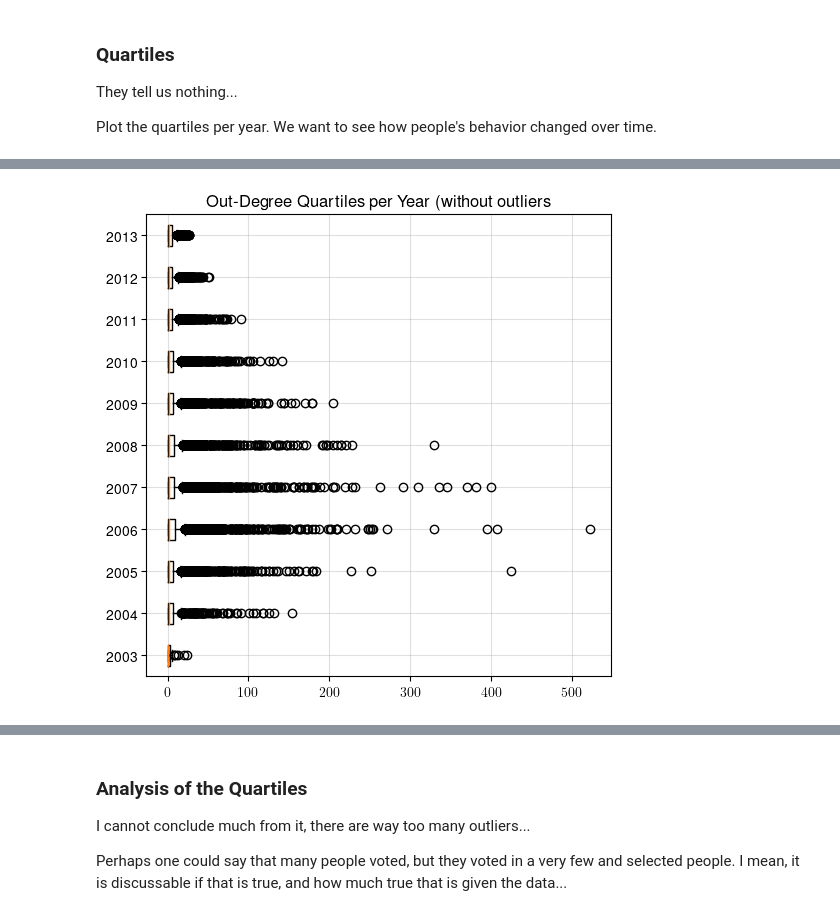
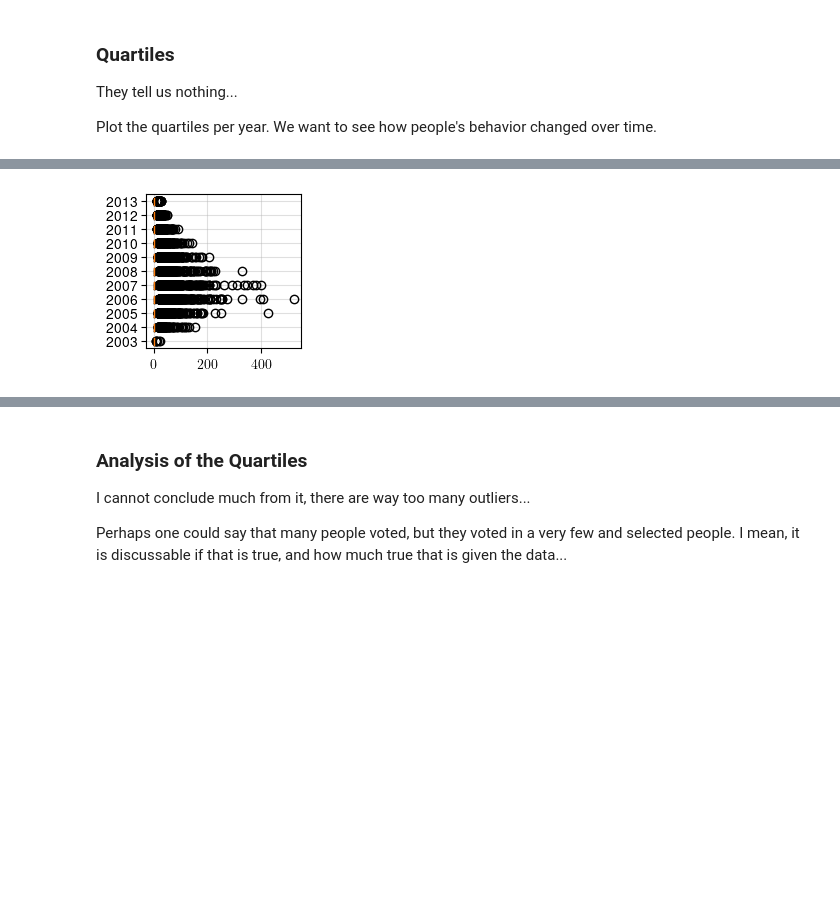
Before and after one commit to lucasguesserts/MO412-graph-algorithms, a Jupyter notebook: project/explore.ipynb, the cells around one changed output, grey strips where cells are left out. Cells and saved outputs as stored; diff of their text form; code cells hidden in the pictures; blank space fills up the shorter version.

```diff
--- a/project/explore.ipynb
+++ b/project/explore.ipynb
@@ -118,15 +137,15 @@ fig
 # %%
-fig = plt.figure(figsize=(6, 6))
+fig = plt.figure(figsize=(2, 2))
 ax = fig.add_subplot(111)
 gpy = GraphPerYear(reader.data)
 gpy.plot_quartiles(
     ax=ax,
     degree_type=DegreeType.OUT,
     outliers=True,
 )
 fig.savefig(os.path.join(output_dir, "quartiles_out_with_outliers.png"))
 plt.close(fig)
 fig
 # %% [output]
-[figure, old version]
+[figure, new version]
 # %%
```
Also changed, not shown: parts of 17 cells of this notebook, 1 other file.
